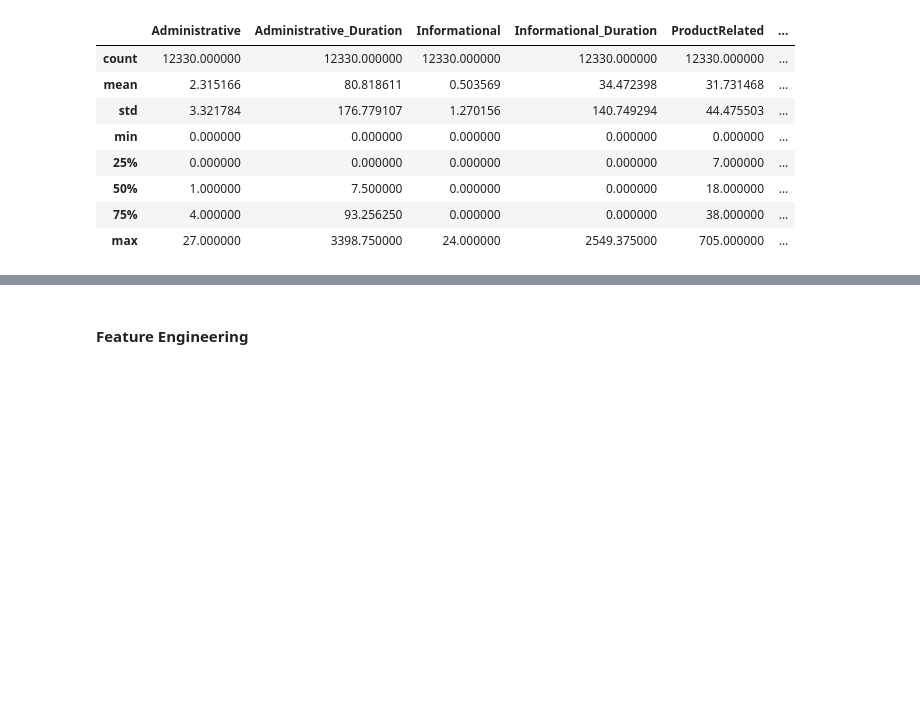
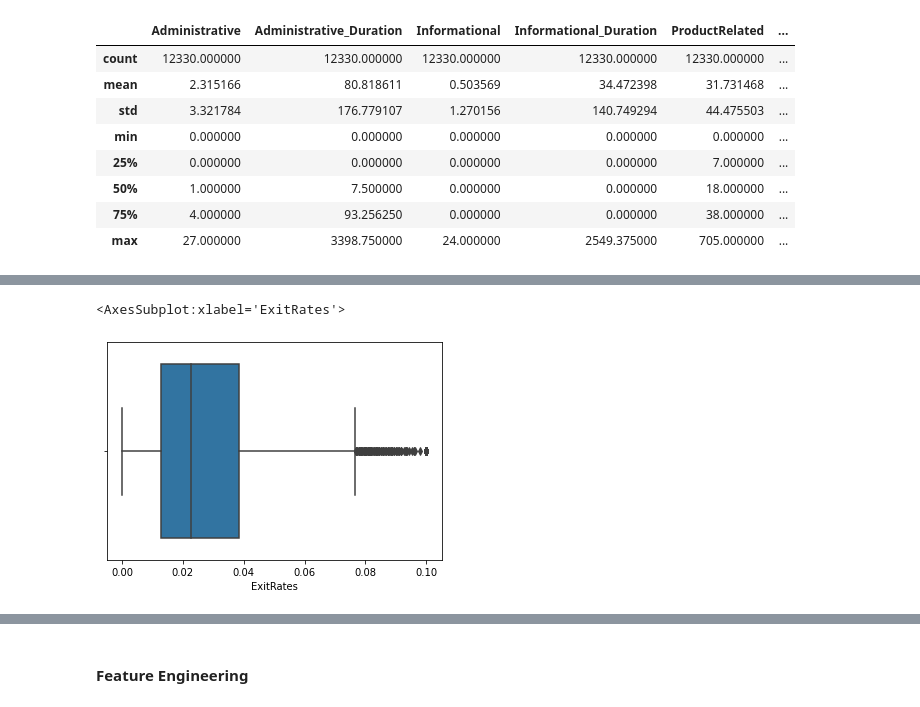
Before and after one commit to Friday-Challenge-Delta/Sedora_Sales, a Jupyter notebook: notebook.ipynb, the cells around one changed output, grey strips where cells are left out. Cells and saved outputs as stored; diff of their text form; code cells hidden in the pictures; blank space fills up the shorter version.

```diff
--- a/notebook.ipynb
+++ b/notebook.ipynb
@@ -113,0 +122,6 @@ df.describe()
+# %%
+df=df.drop(df.loc[df.ExitRates>0.100].index.tolist())
+sns.boxplot(df["ExitRates"])
+# %% [output]
+<AxesSubplot:xlabel='ExitRates'>
+[figure, added]
```
Also changed, not shown: parts of 27 cells of this notebook, 5 other files.
